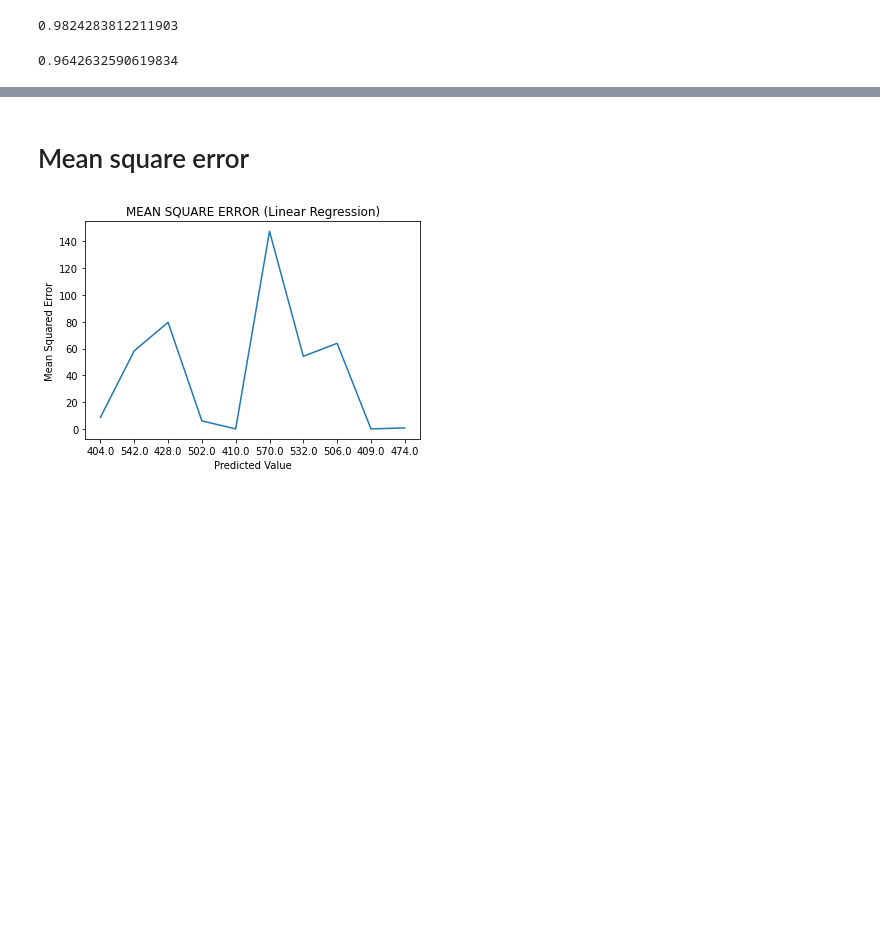
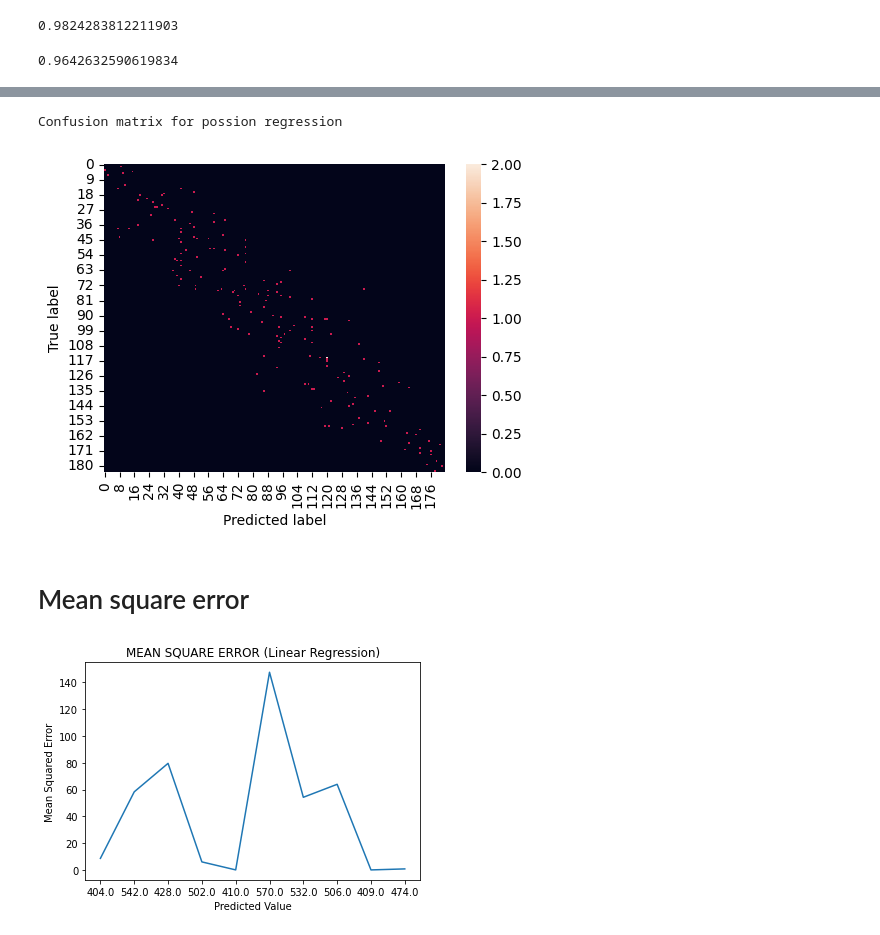
Before and after one commit to siddh34/DSML-Project, a Jupyter notebook: analysis.ipynb, the cells around one changed output, grey strips where cells are left out. Drawn from its saved outputs; the diff is of its cells as text; code cells hidden in the pictures; blank space fills up the shorter version.

```diff
--- a/analysis.ipynb
+++ b/analysis.ipynb
@@ -342,3 +418,18 @@ r2_score(y_test,dtPred)
+# %%
+print("Confusion matrix for possion regression\n")
+
+cm = confusion_matrix(y_test.astype(int),dtPred.astype(int))
+
+cmdf = pd.DataFrame(cm)
+
+plt.figure(figsize=(5.5,4))
+sn.heatmap(cmdf)
+plt.ylabel('True label')
+plt.xlabel('Predicted label')
+plt.show()
+# %% [output]
+Confusion matrix for possion regression
+[figure, added]
 # %% [markdown]
 # Mean square error
 # %%
```
Also changed, not shown: parts of 15 cells of this notebook, 1 other file.
